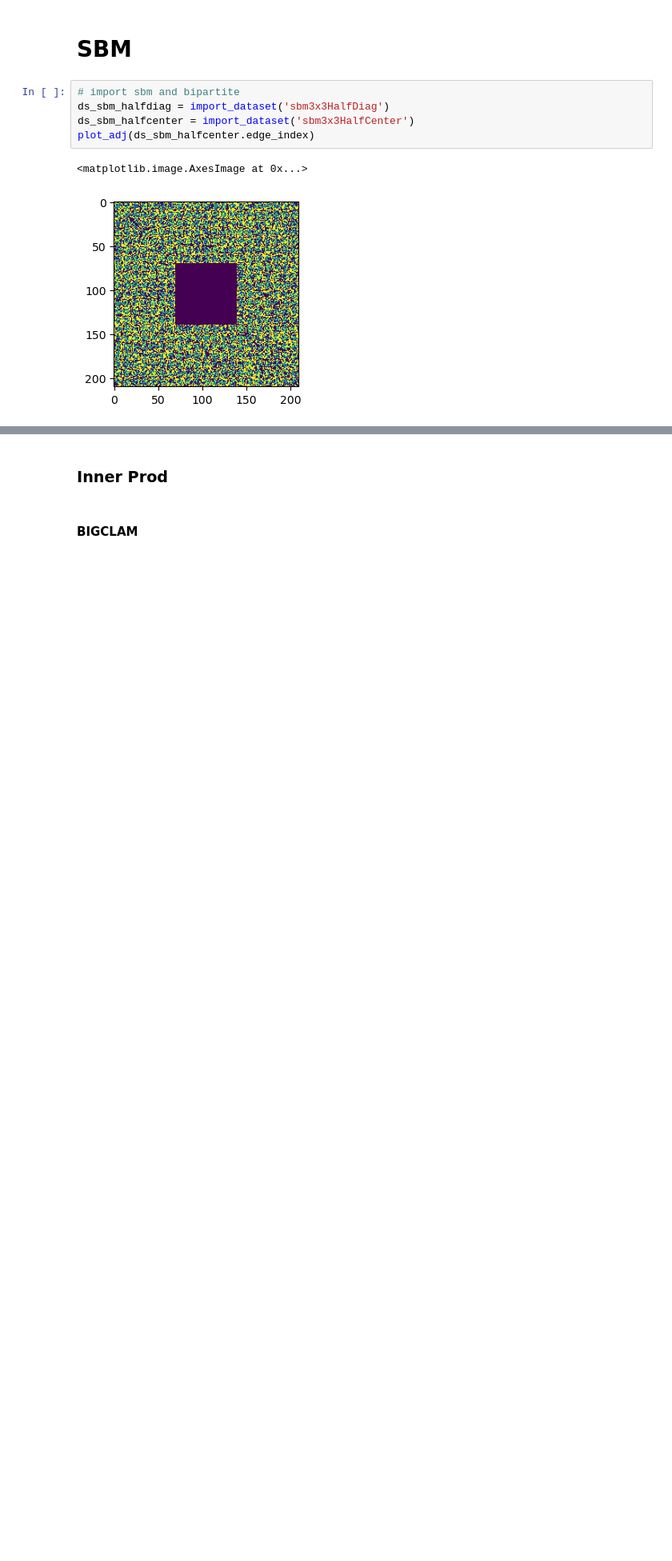
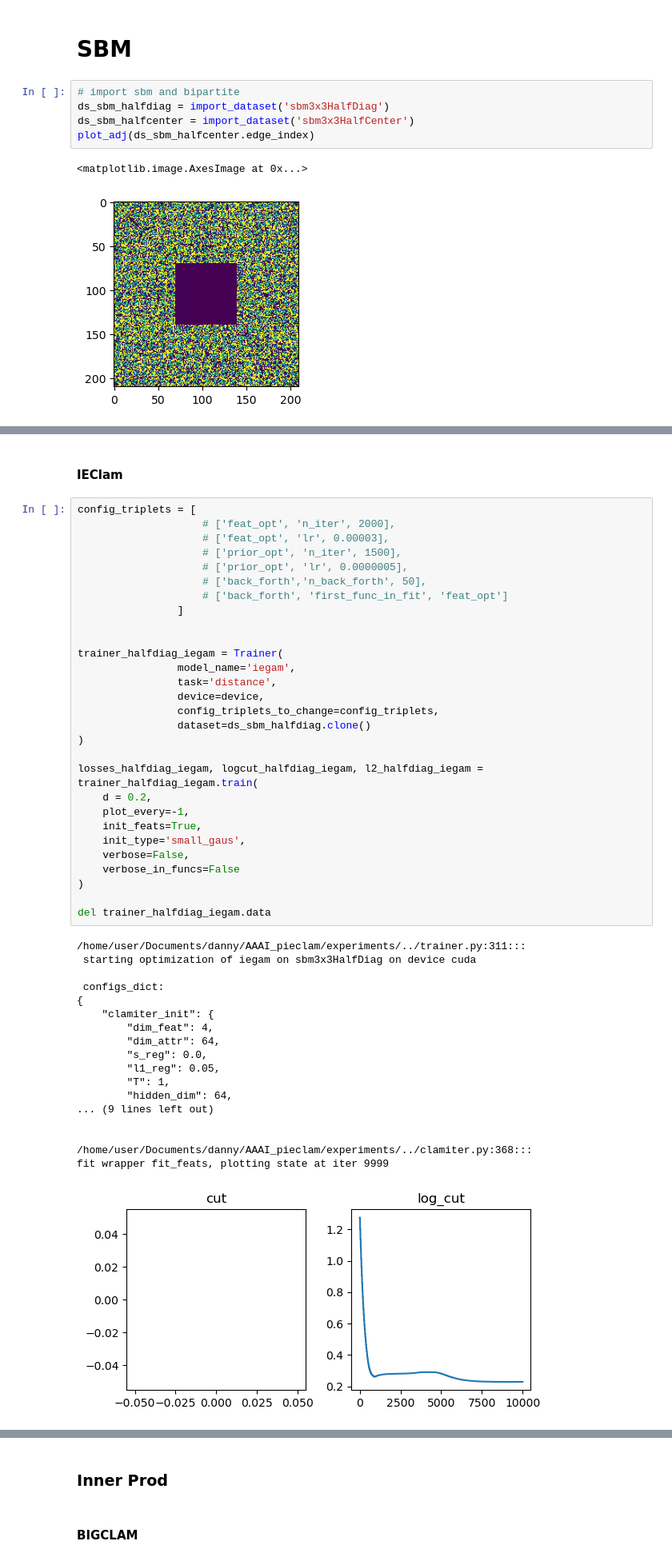
Before and after one commit to danizil/PieClam, a Jupyter notebook: experiments/distance_sbm.ipynb, the cells around one changed output, grey strips where cells are left out. Shown: that part at 80% size. Cells and saved outputs as stored; diff of their text form; blank space fills up the shorter version.

```diff
--- a/experiments/distance_sbm.ipynb
+++ b/experiments/distance_sbm.ipynb
@@ -31,0 +34,50 @@ plot_adj(ds_sbm_halfcenter.edge_index)
+# %% [markdown]
+#### IEClam
+# %%
+config_triplets = [
+                    # ['feat_opt', 'n_iter', 2000],
+                    # ['feat_opt', 'lr', 0.00003],
+                    # ['prior_opt', 'n_iter', 1500],
+                    # ['prior_opt', 'lr', 0.0000005],
+                    # ['back_forth','n_back_forth', 50],
+                    # ['back_forth', 'first_func_in_fit', 'feat_opt']
+                ]
+
+
+trainer_halfdiag_iegam = Trainer(
+                model_name='iegam',
+                task='distance',
+                device=device,
+                config_triplets_to_change=config_triplets,
+                dataset=ds_sbm_halfdiag.clone()
+)
+
+losses_halfdiag_iegam, logcut_halfdiag_iegam, l2_halfdiag_iegam = trainer_halfdiag_iegam.train(
+    d = 0.2,
+    plot_every=-1,
+    init_feats=True,
+    init_type='small_gaus',
+    verbose=False,
+    verbose_in_funcs=False
+)
+
+del trainer_halfdiag_iegam.data
+# %% [output]
+/home/user/Documents/danny/AAAI_pieclam/experiments/../trainer.py:311:::
+ starting optimization of iegam on sbm3x3HalfDiag on device cuda
+
+ configs_dict:
+{
+    "clamiter_init": {
+        "dim_feat": 4,
+        "dim_attr": 64,
+        "s_reg": 0.0,
+        "l1_reg": 0.05,
+        "T": 1,
+        "hidden_dim": 64,
+... (9 lines left out)
+
+
+/home/user/Documents/danny/AAAI_pieclam/experiments/../clamiter.py:368:::
+fit wrapper fit_feats, plotting state at iter 9999
+[figure, added]
```
Also changed, not shown: parts of 20 cells of this notebook.
